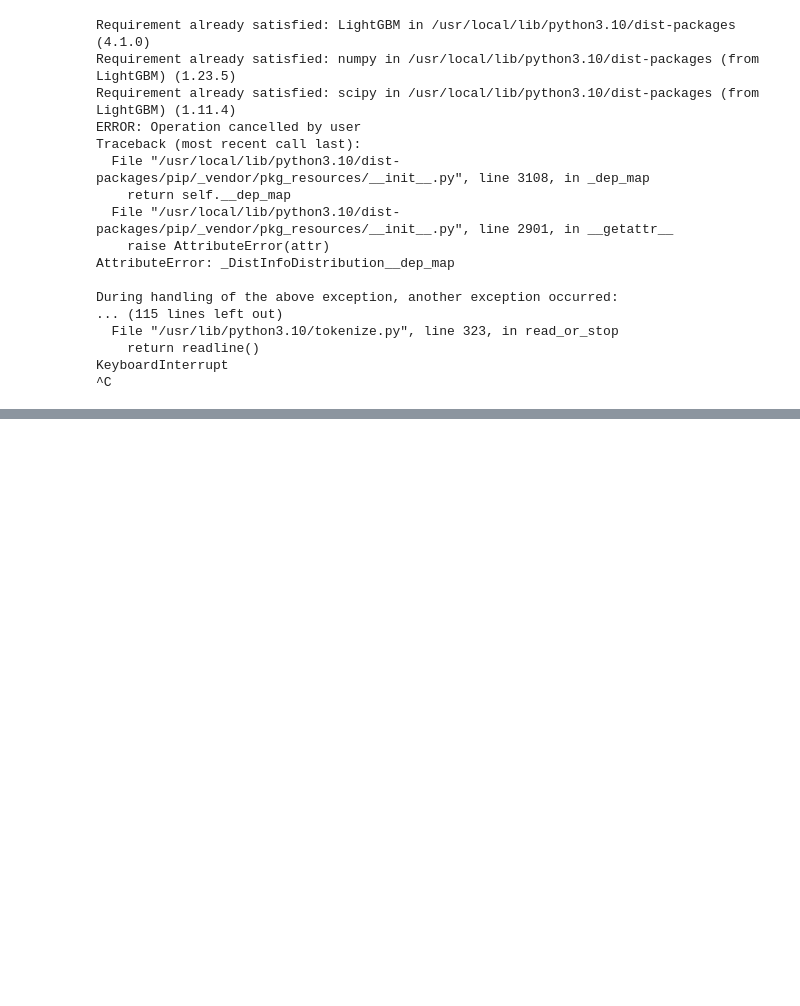
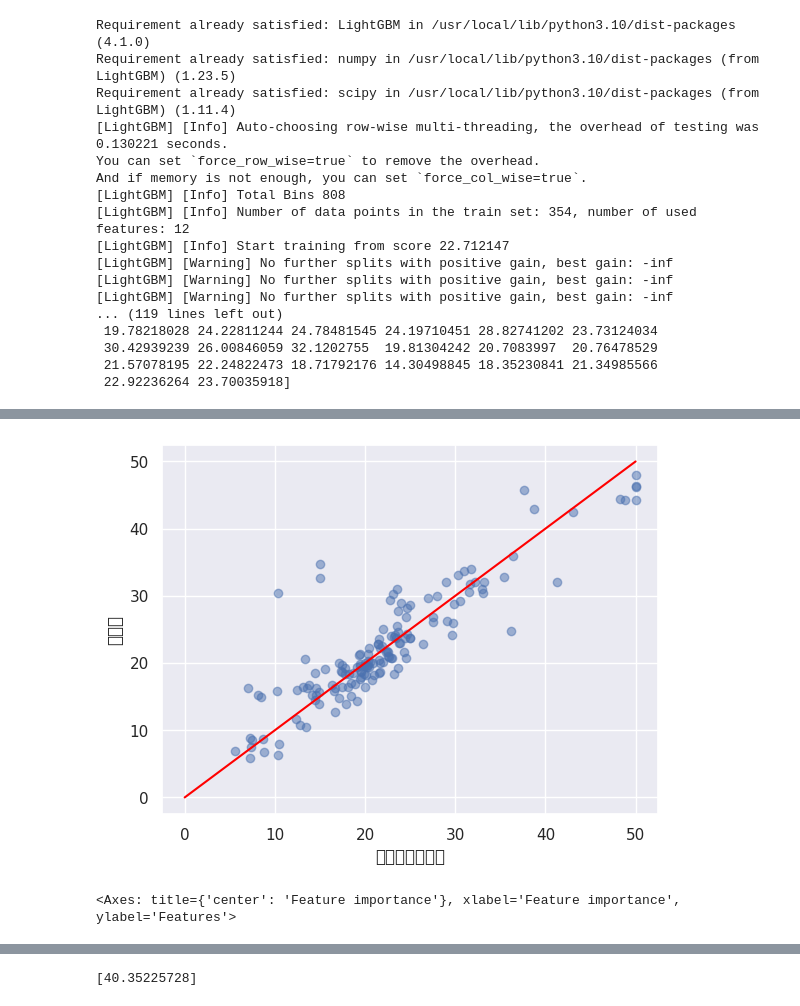
Before and after one commit to TomoharuKurosu/Tomoaharu_Kurosu_2023, a Jupyter notebook: 住宅価格.ipynb, the cells around one changed output, grey strips where cells are left out. Saved outputs shown, nothing was run; the diff lists cells and outputs as text; code cells hidden in the pictures; blank space fills up the shorter version.

```diff
--- a/住宅価格.ipynb
+++ b/住宅価格.ipynb
@@ -9,7 +9,7 @@ Drive already mounted at /content/drive; to attempt to forcibly remount, call dr
 import pandas as pd
 # %%
 #データの読み込み
-data = pd.read_csv("/content/drive/MyDrive/Bostonhousedata.csv")
+df = pd.read_csv("/content/drive/MyDrive/Bostonhousedata.csv")
 #data = pd.read_csv("/content/drive/MyDrive/BostonHouseData.csv")
 # %%
 #必要なモジュールのインストール
@@ -21,8 +21,8 @@ import matplotlib.pyplot as plt
 import seaborn as sns
 
 
-#予測ターゲットの格納（住宅価格：A列）
-target_df = df[["住宅価格"]]
+#予測ターゲットの格納（house_price：A列）
+target_df = df[["house_price"]]
 #特徴量の格納（説明変数：B列以降）
 train_df = df.iloc[:,1:14]
 
@@ -56,17 +56,17 @@ lgb.plot_importance(model, height = 0.5, figsize = (8,16))
 Requirement already satisfied: LightGBM in /usr/local/lib/python3.10/dist-packages (4.1.0)
 Requirement already satisfied: numpy in /usr/local/lib/python3.10/dist-packages (from LightGBM) (1.23.5)
 Requirement already satisfied: scipy in /usr/local/lib/python3.10/dist-packages (from LightGBM) (1.11.4)
-ERROR: Operation cancelled by user
-Traceback (most recent call last):
-  File "/usr/local/lib/python3.10/dist-packages/pip/_vendor/pkg_resources/__init__.py", line 3108, in _dep_map
-    return self.__dep_map
-  File "/usr/local/lib/python3.10/dist-packages/pip/_vendor/pkg_resources/__init__.py", line 2901, in __getattr__
-    raise AttributeError(attr)
-AttributeError: _DistInfoDistribution__dep_map
-
-During handling of the above exception, another exception occurred:
-... (115 lines left out)
-  File "/usr/lib/python3.10/tokenize.py", line 323, in read_or_stop
-    return readline()
-KeyboardInterrupt
-^C
+[LightGBM] [Info] Auto-choosing row-wise multi-threading, the overhead of testing was 0.130221 seconds.
+You can set `force_row_wise=true` to remove the overhead.
+And if memory is not enough, you can set `force_col_wise=true`.
+[LightGBM] [Info] Total Bins 808
+[LightGBM] [Info] Number of data points in the train set: 354, number of used features: 12
+[LightGBM] [Info] Start training from score 22.712147
+[LightGBM] [Warning] No further splits with positive gain, best gain: -inf
+[LightGBM] [Warning] No further splits with positive gain, best gain: -inf
+[LightGBM] [Warning] No further splits with positive gain, best gain: -inf
+... (119 lines left out)
+ 19.78218028 24.22811244 24.78481545 24.19710451 28.82741202 23.73124034
+ 30.42939239 26.00846059 32.1202755  19.81304242 20.7083997  20.76478529
+ 21.57078195 22.24822473 18.71792176 14.30498845 18.35230841 21.34985566
+ 22.92236264 23.70035918]
@@ -73,0 +90,2 @@ FileNotFoundError: ignored
+[figure, added]
+<Axes: title={'center': 'Feature importance'}, xlabel='Feature importance', ylabel='Features'>
@@ -73,0 +110,6 @@ FileNotFoundError: ignored
+# %%
+#適当なデータを入れて予測（model.predict([[?,?,?,?,?,?,?,?,?,?,?,?]])）
+pred = model.predict([[0.003,12.5,2,0,0.6,12,60,4,1,222,17,9]])
+print(pred)
+# %% [output]
+[40.35225728]
```
Also changed, not shown: parts of 3 cells of this notebook.
